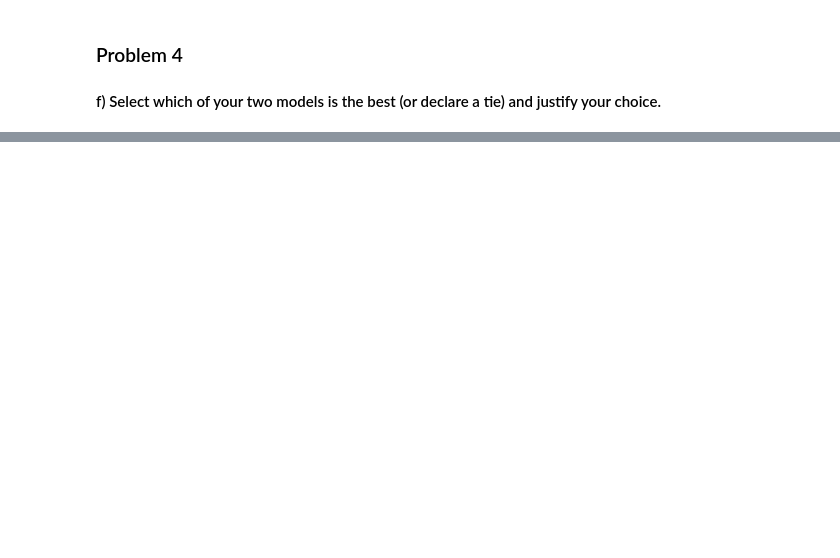
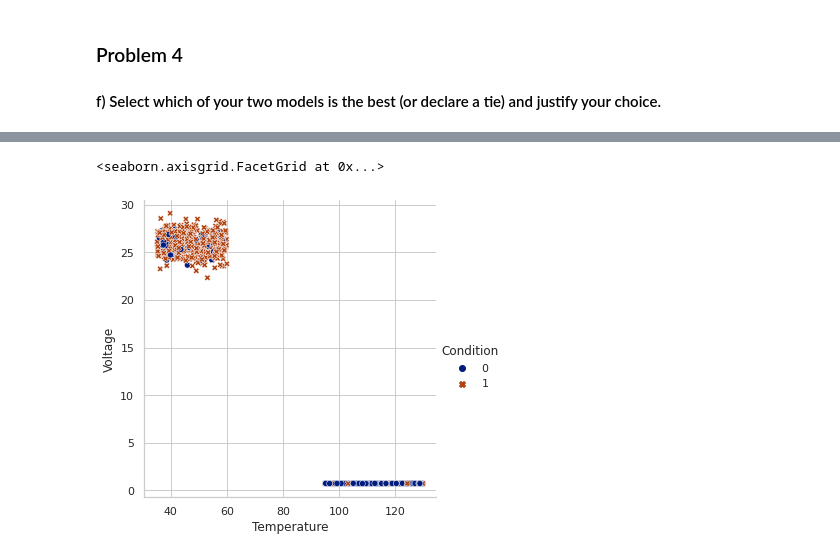
Before and after one commit to wpjerrykwok/rrc_academic, a Jupyter notebook: comp2704_supervised_machine_learning/assignment_03/SML_a3_q4.ipynb, the cells around one changed output, grey strips where cells are left out. Cells and saved outputs as stored; diff of their text form; code cells hidden in the pictures; blank space fills up the shorter version.

```diff
--- a/comp2704_supervised_machine_learning/assignment_03/SML_a3_q4.ipynb
+++ b/comp2704_supervised_machine_learning/assignment_03/SML_a3_q4.ipynb
@@ -382,0 +447,5 @@ perceptron_02.evaluate(test_data)
+# %%
+sns.relplot(data=data_pd, x="Temperature", y="Voltage", hue="Condition", style="Condition")
+# %% [output]
+<seaborn.axisgrid.FacetGrid at 0x...>
+[figure, added]
```
Also changed, not shown: parts of 72 cells of this notebook.
